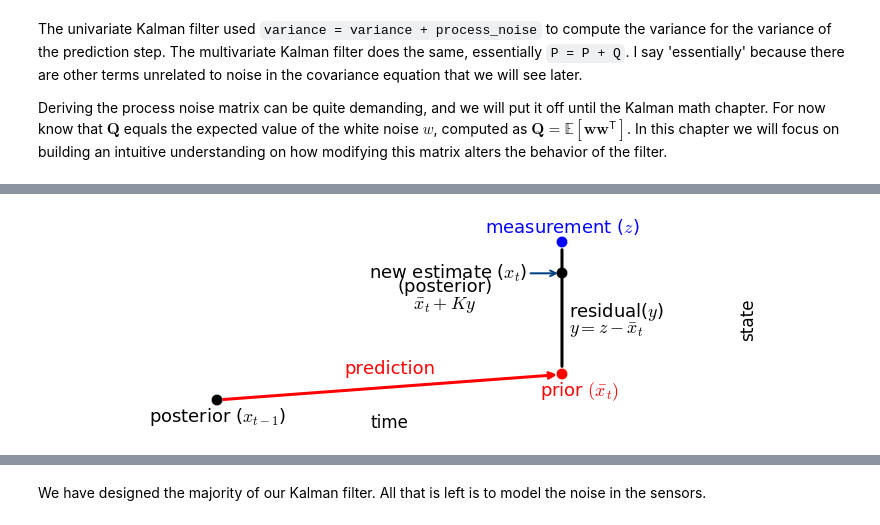
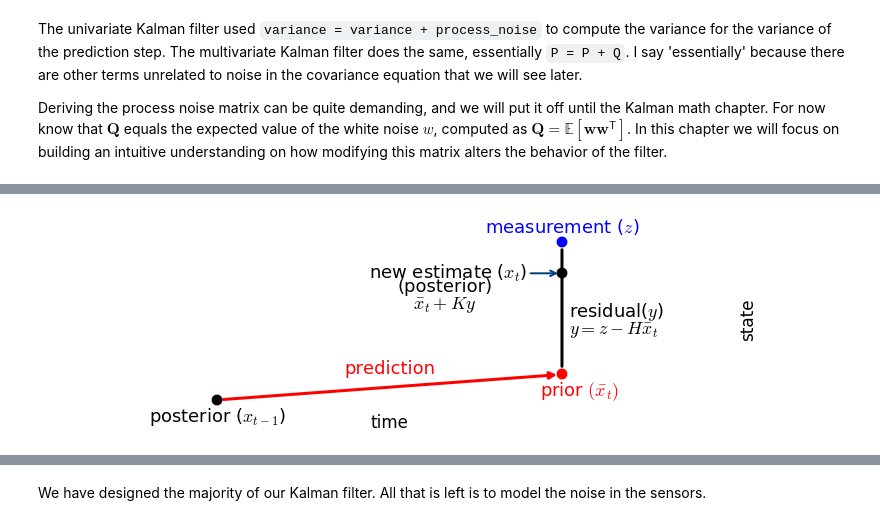
Before and after one commit to rlabbe/Kalman-and-Bayesian-Filters-in-Python, a Jupyter notebook: 06-Multivariate-Kalman-Filters.ipynb, the cells around one changed output, grey strips where cells are left out. Saved outputs shown, nothing was run; the diff lists cells and outputs as text; code cells hidden in the pictures.

```diff
--- a/06-Multivariate-Kalman-Filters.ipynb
+++ b/06-Multivariate-Kalman-Filters.ipynb
@@ -403,5 +481,5 @@ We need to compute the residual because we scale it by a scaling factor to get t
 # %%
 from mkf_internal import show_residual_chart
-show_residual_chart()
+show_residual_chart(True, True)
 # %% [output]
-[figure, old version]
+[figure, new version]
```
Also changed, not shown: parts of 58 cells of this notebook, 6 other files.
